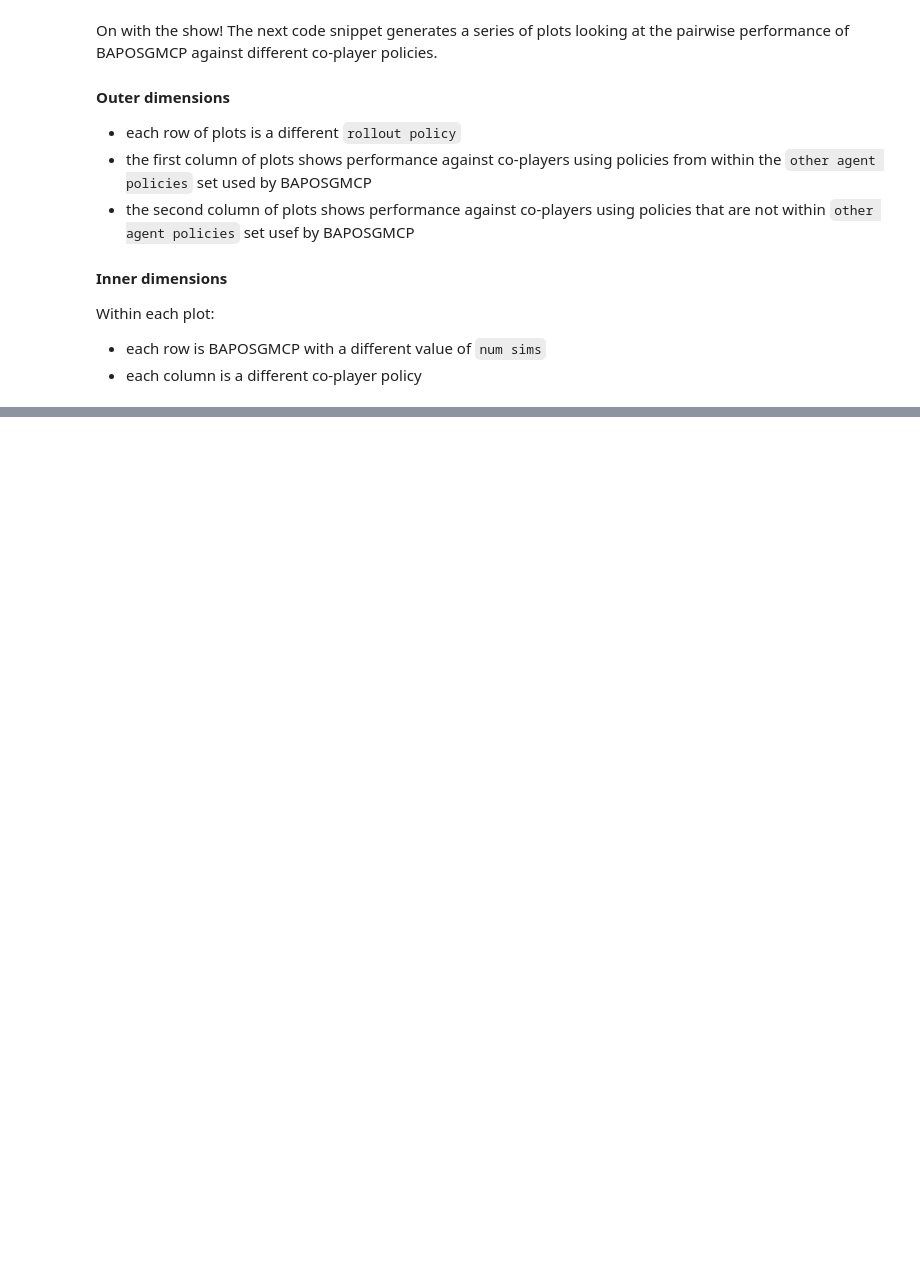
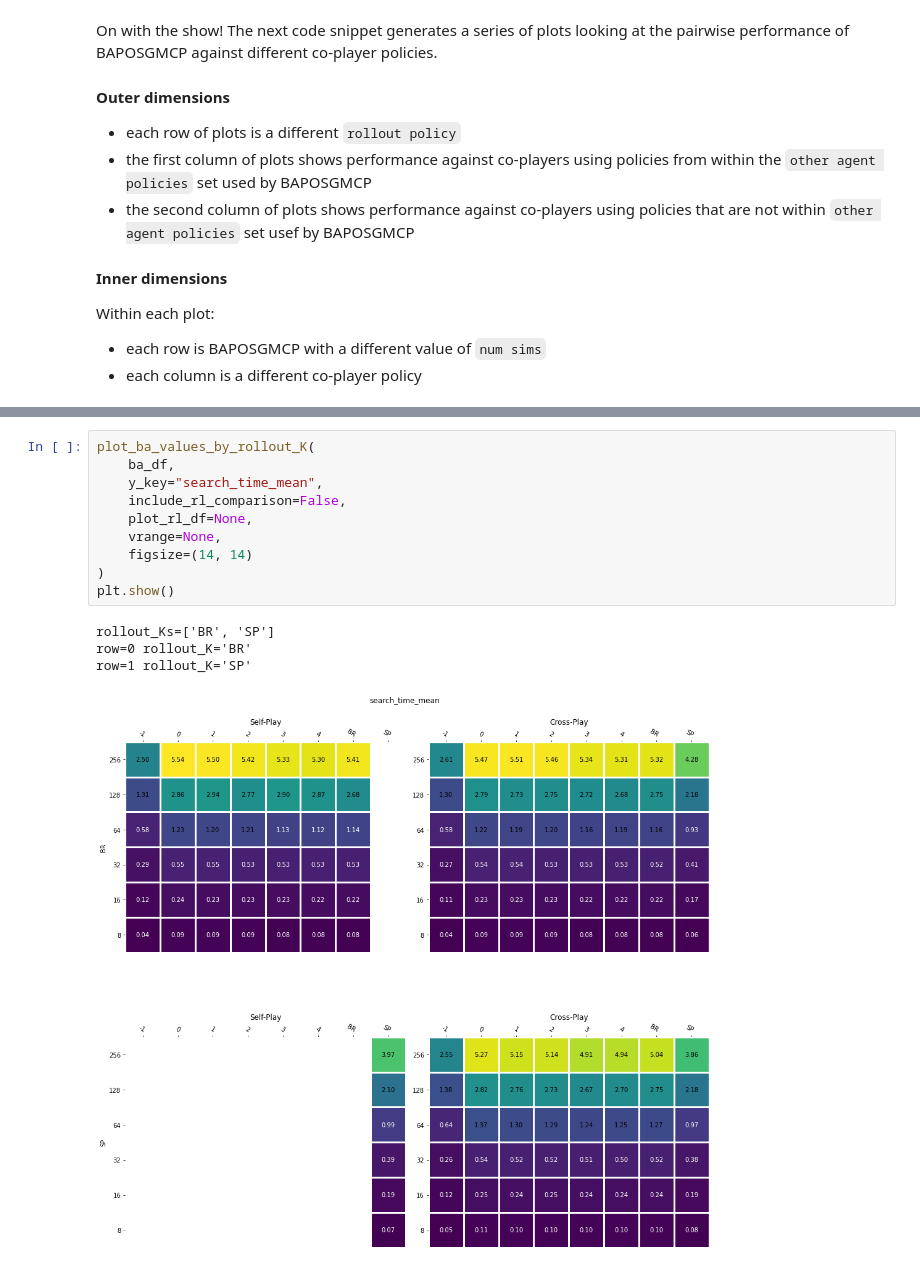
Before and after one commit to Jjschwartz/potmmcp, a Jupyter notebook: experiments/Driving/pairwise_analysis_v2.ipynb, the cells around one changed output, grey strips where cells are left out. Saved outputs shown, nothing was run; the diff lists cells and outputs as text; blank space fills up the shorter version.

```diff
--- a/experiments/Driving/pairwise_analysis_v2.ipynb
+++ b/experiments/Driving/pairwise_analysis_v2.ipynb
@@ -987,0 +1096,15 @@ row=1 rollout_K='SP'
+# %%
+plot_ba_values_by_rollout_K(
+    ba_df,
+    y_key="search_time_mean",
+    include_rl_comparison=False,
+    plot_rl_df=None,
+    vrange=None,
+    figsize=(14, 14)
+)
+plt.show()
+# %% [output]
+rollout_Ks=['BR', 'SP']
+row=0 rollout_K='BR'
+row=1 rollout_K='SP'
+[figure, added]
```
Also changed, not shown: parts of 25 cells of this notebook, 1 other file.
